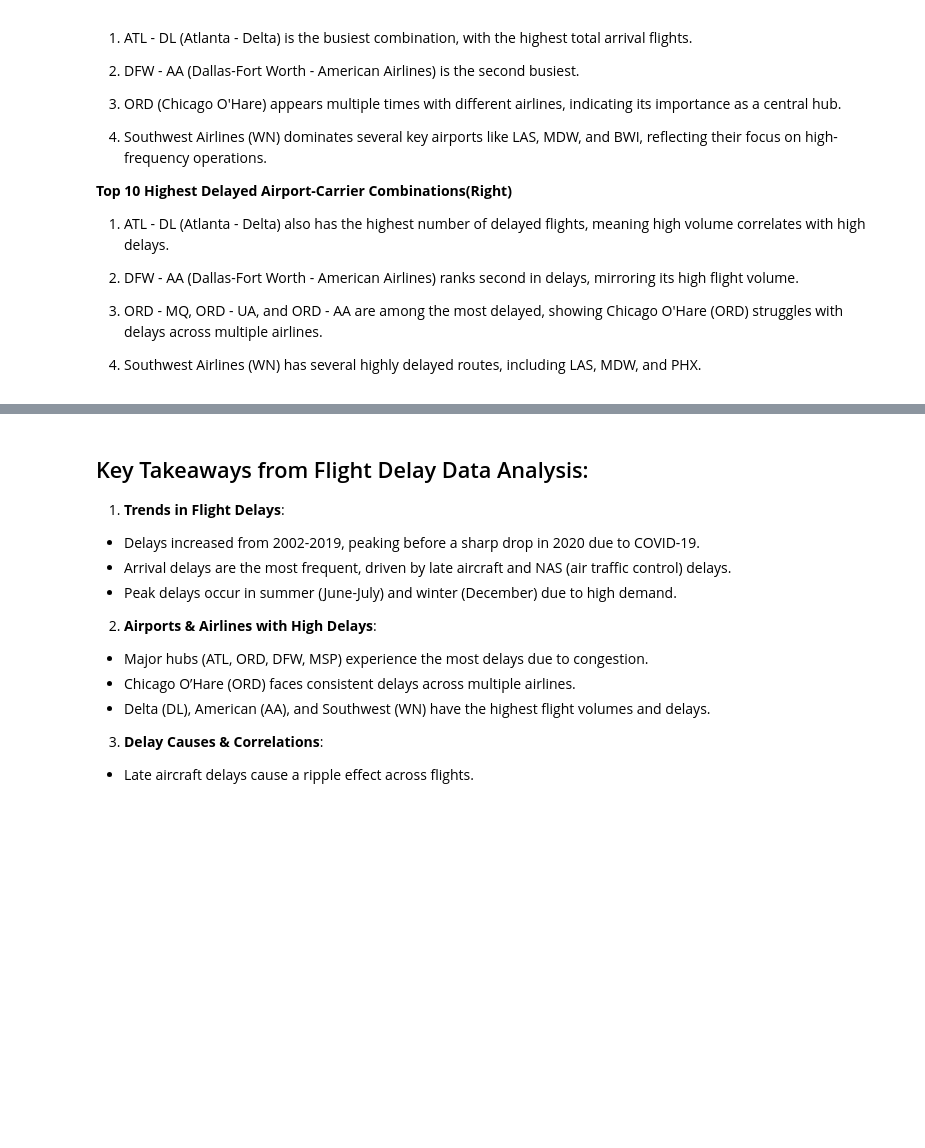
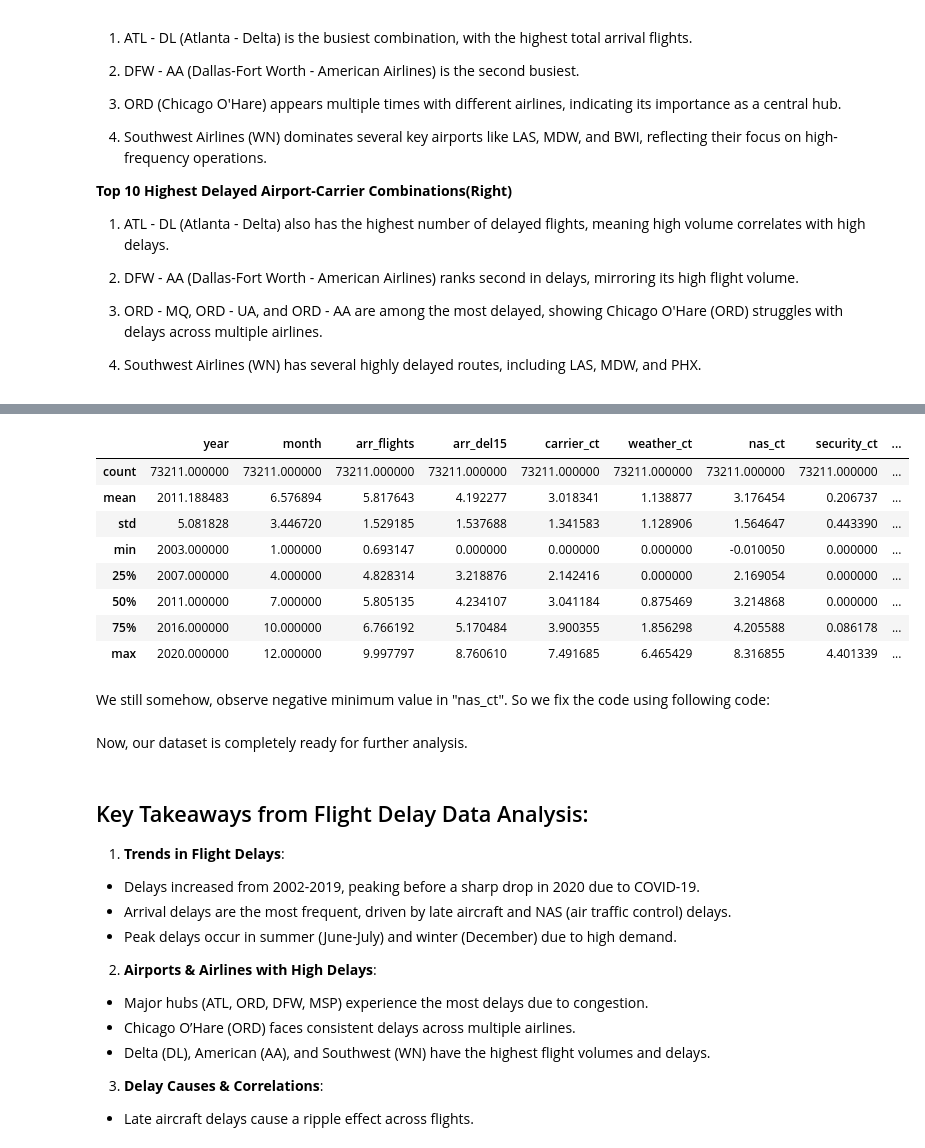
Before and after one commit to shayari21/Flight-Delay-Analysis, a Jupyter notebook: Data_Analysis.ipynb, the cells around one changed output, grey strips where cells are left out. Saved outputs shown, nothing was run; the diff lists cells and outputs as text; code cells hidden in the pictures; blank space fills up the shorter version.

```diff
--- a/Data_Analysis.ipynb
+++ b/Data_Analysis.ipynb
@@ -1168,0 +1358,14 @@ This figure consists of two bar charts, each representing airport-carrier combin
+# %%
+transformed_df.describe()
+# %% [output]
+|  | year | month | arr_flights | arr_del15 | carrier_ct | weather_ct | nas_ct | security_ct | ... |
+| count | 73211.000000 | 73211.000000 | 73211.000000 | 73211.000000 | 73211.000000 | 73211.000000 | 73211.000000 | 73211.000000 | ... |
+| mean | 2011.188483 | 6.576894 | 5.817643 | 4.192277 | 3.018341 | 1.138877 | 3.176454 | 0.206737 | ... |
+| std | 5.081828 | 3.446720 | 1.529185 | 1.537688 | 1.341583 | 1.128906 | 1.564647 | 0.443390 | ... |
+| min | 2003.000000 | 1.000000 | 0.693147 | 0.000000 | 0.000000 | 0.000000 | -0.010050 | 0.000000 | ... |
+| 25% | 2007.000000 | 4.000000 | 4.828314 | 3.218876 | 2.142416 | 0.000000 | 2.169054 | 0.000000 | ... |
+| 50% | 2011.000000 | 7.000000 | 5.805135 | 4.234107 | 3.041184 | 0.875469 | 3.214868 | 0.000000 | ... |
+| 75% | 2016.000000 | 10.000000 | 6.766192 | 5.170484 | 3.900355 | 1.856298 | 4.205588 | 0.086178 | ... |
+| max | 2020.000000 | 12.000000 | 9.997797 | 8.760610 | 7.491685 | 6.465429 | 8.316855 | 4.401339 | ... |
+# %% [markdown]
+We still somehow, observe negative minimum value in "nas_ct". So we fix the code using following code:
@@ -1169,3 +1375,5 @@ This figure consists of two bar charts, each representing airport-carrier combin
+# %% [markdown]
+Now, our dataset is completely ready for further analysis.
 # %% [markdown]
 ## Key Takeaways from Flight Delay Data Analysis:
 
```
Also changed, not shown: parts of 18 cells of this notebook, 1 other file.
